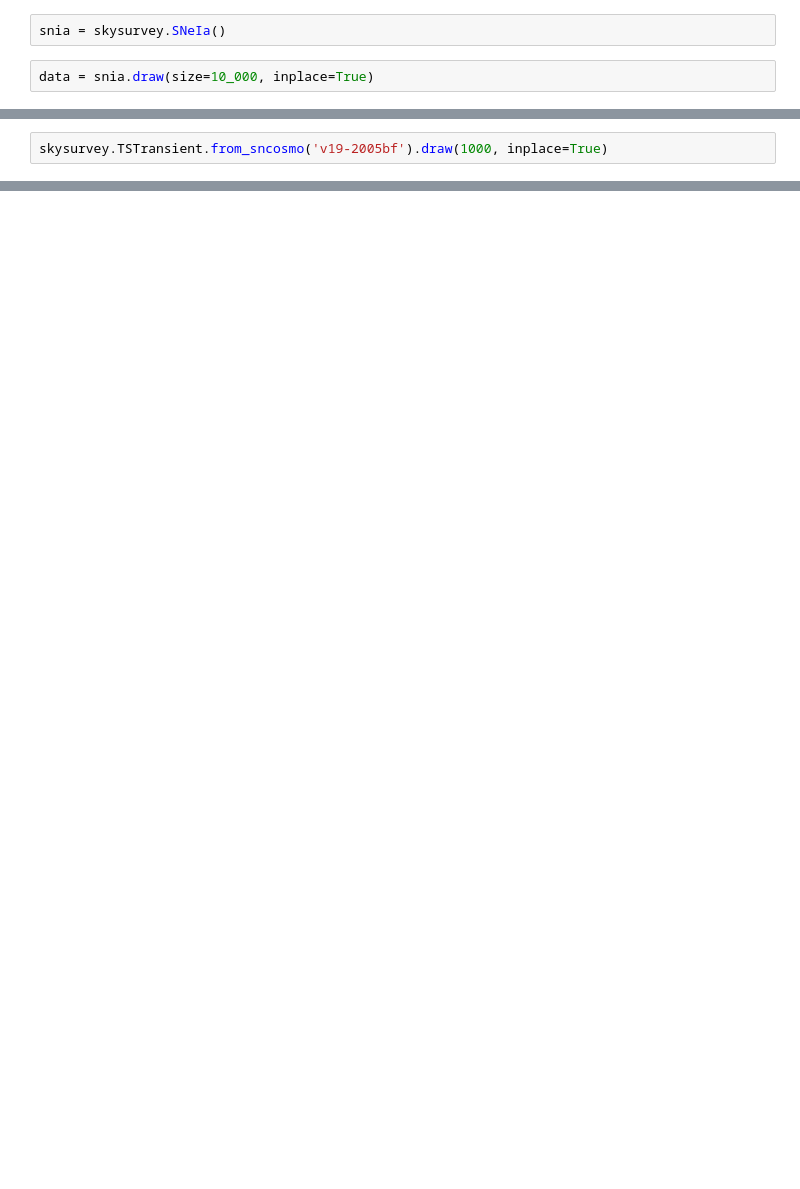
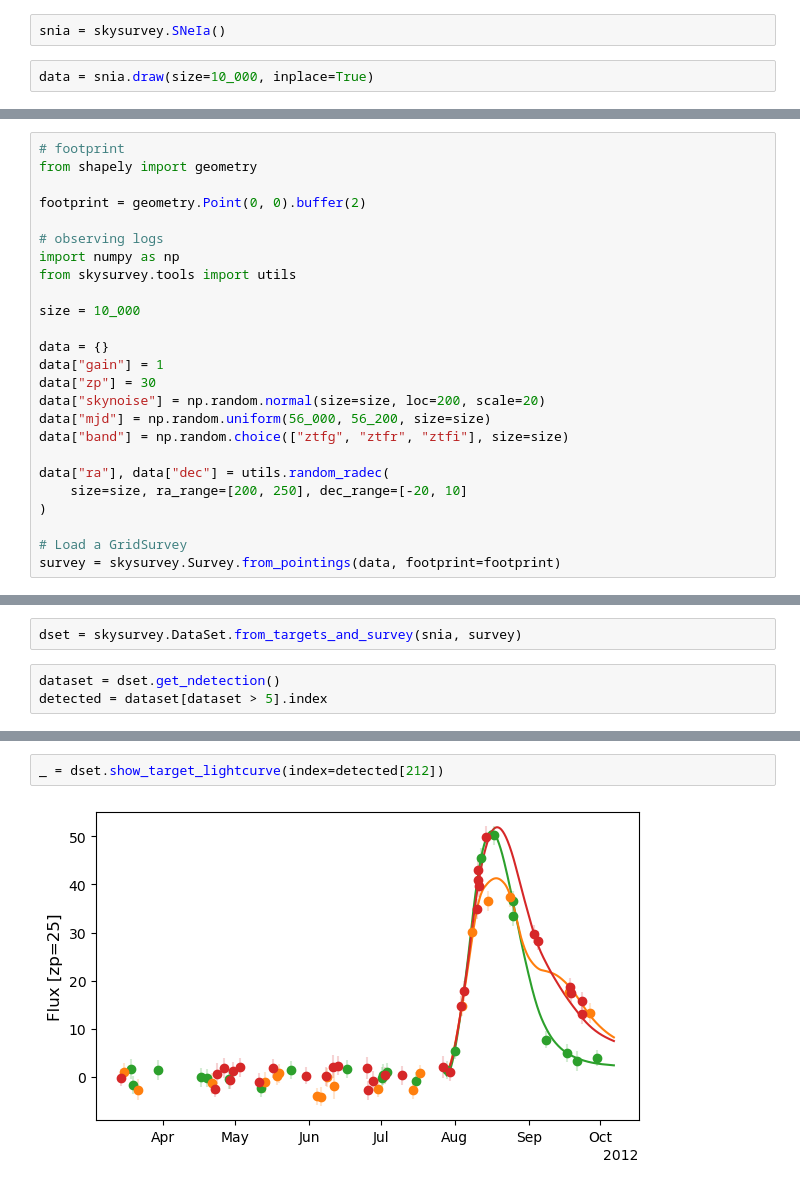
Before and after one commit to AntoineGillesLordet/Projet-LPNHE, a Jupyter notebook: code/tests.ipynb, the cells around one changed output, grey strips where cells are left out. Saved outputs shown, nothing was run; the diff lists cells and outputs as text; blank space fills up the shorter version.

Commit message:
skysurvey working

```diff
--- a/code/tests.ipynb
+++ b/code/tests.ipynb
@@ -144,2 +122,0 @@ erromodel = {"magobs": {"func": np.random.normal, "kwargs":{"loc":0, "scale":0.1
-# %%
-skysurvey.TSTransient.from_sncosmo('v19-2005bf').draw(1000, inplace=True)
@@ -162,0 +123,25 @@ import snsim
+# %%
+# footprint
+from shapely import geometry
+
+footprint = geometry.Point(0, 0).buffer(2)
+
+# observing logs
+import numpy as np
+from skysurvey.tools import utils
+
+size = 10_000
+
+data = {}
+data["gain"] = 1
+data["zp"] = 30
+data["skynoise"] = np.random.normal(size=size, loc=200, scale=20)
+data["mjd"] = np.random.uniform(56_000, 56_200, size=size)
+data["band"] = np.random.choice(["ztfg", "ztfr", "ztfi"], size=size)
+
+data["ra"], data["dec"] = utils.random_radec(
+    size=size, ra_range=[200, 250], dec_range=[-20, 10]
+)
+
+# Load a GridSurvey
+survey = skysurvey.Survey.from_pointings(data, footprint=footprint)
@@ -162,0 +152,5 @@ import snsim
+# %%
+dset = skysurvey.DataSet.from_targets_and_survey(snia, survey)
+# %%
+dataset = dset.get_ndetection()
+detected = dataset[dataset > 5].index
@@ -162,0 +195,4 @@ import snsim
+# %%
+_ = dset.show_target_lightcurve(index=detected[212])
+# %% [output]
+[figure, added]
```
Also changed, not shown: parts of 20 cells of this notebook.
